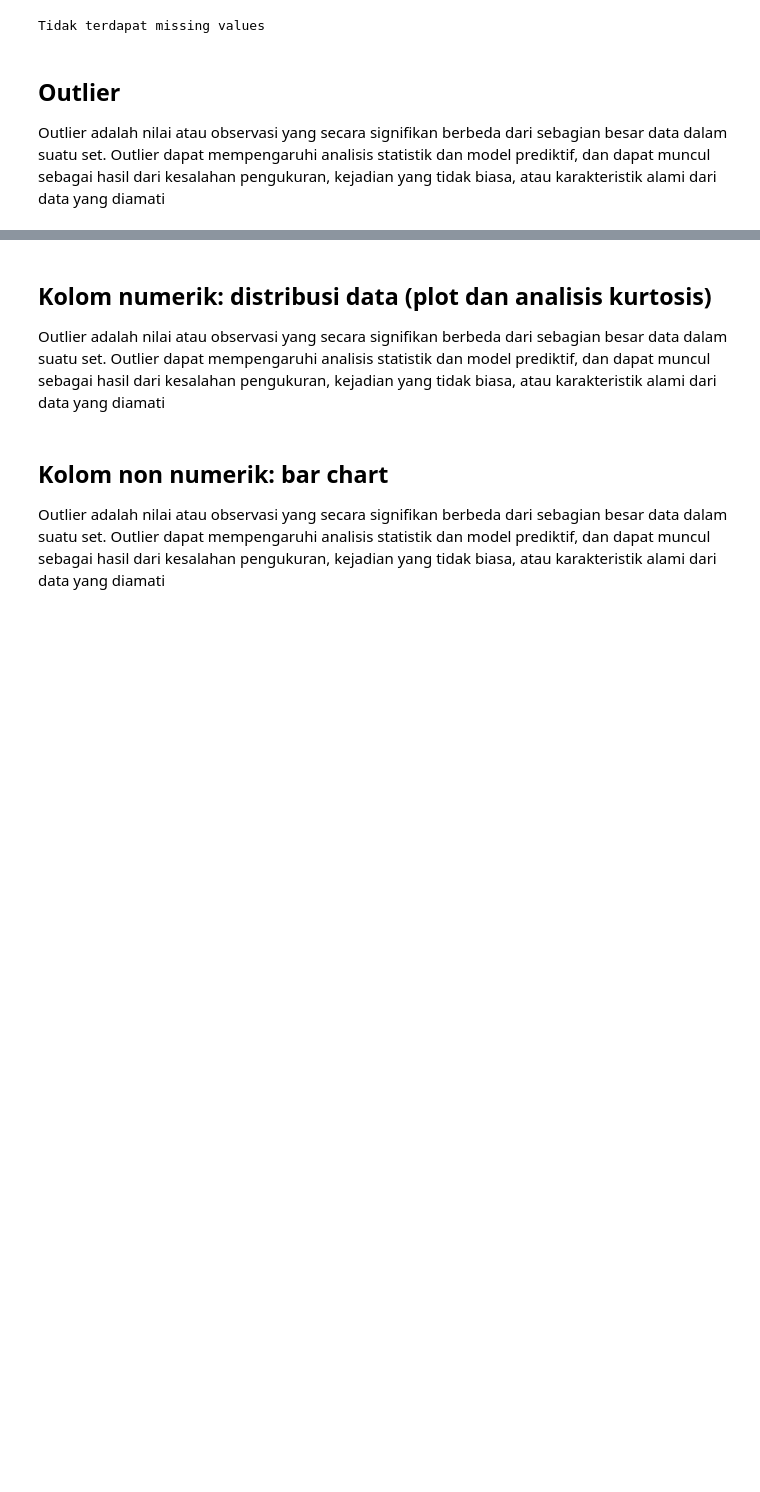
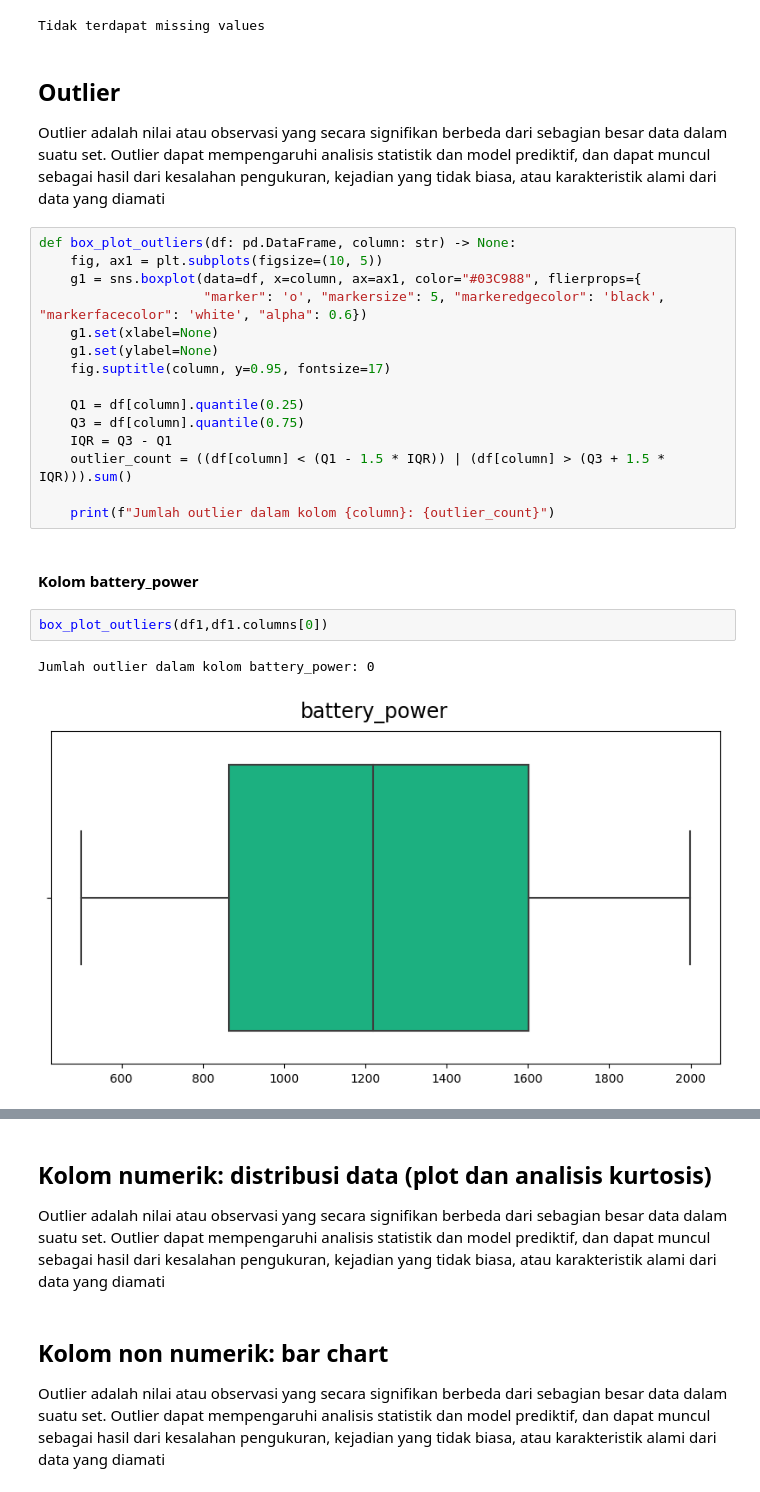
Before and after one commit to tarsn/Tucil2_AI_Dadatanal, a Jupyter notebook: Tucil2_AI_Dadatanal.ipynb, the cells around one changed output, grey strips where cells are left out. Drawn from its saved outputs; the diff is of its cells as text; blank space fills up the shorter version.

```diff
--- a/Tucil2_AI_Dadatanal.ipynb
+++ b/Tucil2_AI_Dadatanal.ipynb
@@ -169,3 +169,25 @@ Tidak terdapat missing values
 # %% [markdown]
 ## Outlier
 Outlier adalah nilai atau observasi yang secara signifikan berbeda dari sebagian besar data dalam suatu set. Outlier dapat mempengaruhi analisis statistik dan model prediktif, dan dapat muncul sebagai hasil dari kesalahan pengukuran, kejadian yang tidak biasa, atau karakteristik alami dari data yang diamati
+# %%
+def box_plot_outliers(df: pd.DataFrame, column: str) -> None:
+    fig, ax1 = plt.subplots(figsize=(10, 5))
+    g1 = sns.boxplot(data=df, x=column, ax=ax1, color="#03C988", flierprops={
+                     "marker": 'o', "markersize": 5, "markeredgecolor": 'black', "markerfacecolor": 'white', "alpha": 0.6})
+    g1.set(xlabel=None)
+    g1.set(ylabel=None)
+    fig.suptitle(column, y=0.95, fontsize=17)
+
+    Q1 = df[column].quantile(0.25)
+    Q3 = df[column].quantile(0.75)
+    IQR = Q3 - Q1
+    outlier_count = ((df[column] < (Q1 - 1.5 * IQR)) | (df[column] > (Q3 + 1.5 * IQR))).sum()
+
+    print(f"Jumlah outlier dalam kolom {column}: {outlier_count}")
+# %% [markdown]
+#### Kolom battery_power
+# %%
+box_plot_outliers(df1,df1.columns[0])
+# %% [output]
+Jumlah outlier dalam kolom battery_power: 0
+[figure, added]
```
Also changed, not shown: parts of 47 cells of this notebook.
